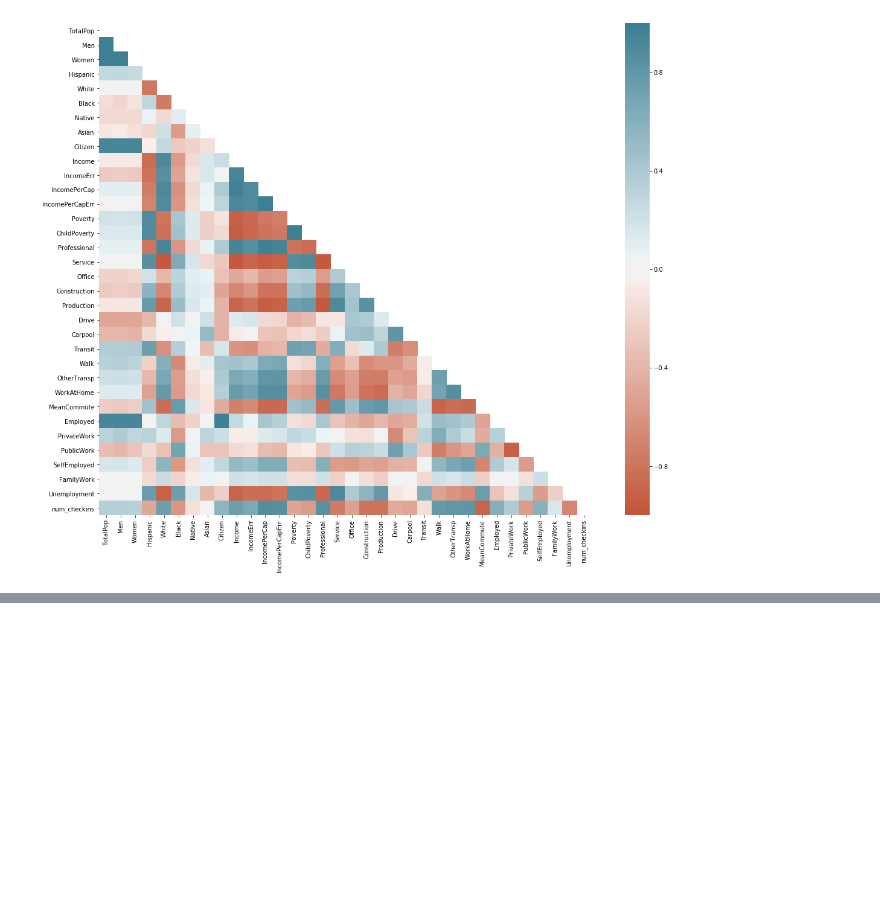
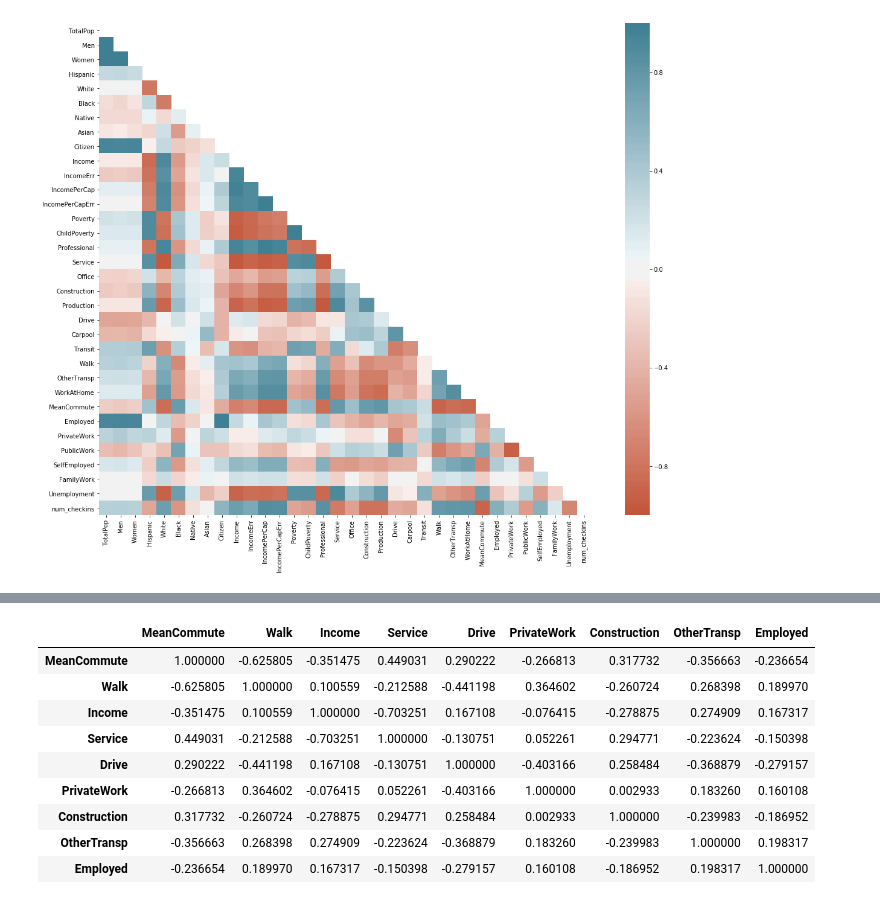
Before and after one commit to vishal11582285/Kaggle, a Jupyter notebook: NYC Prediction/Rang_NYC_Prediction.ipynb, the cells around one changed output, grey strips where cells are left out. Saved outputs shown, nothing was run; the diff lists cells and outputs as text; code cells hidden in the pictures; blank space fills up the shorter version.

```diff
--- a/NYC Prediction/Rang_NYC_Prediction.ipynb
+++ b/NYC Prediction/Rang_NYC_Prediction.ipynb
@@ -496,0 +511,18 @@ MLA = [
+# %%
+#We remove the most correlated feature, where correlation is more than +/- 0.8
+# 16.	Eliminate unimportant features
+top_importance = ['MeanCommute', 'Walk', 'Income', 'Service', 'Drive', 'PrivateWork', 'Construction', 'OtherTransp', 'Employed']
+# %%
+#Looking at the correlations, we are good with the selected featured for our prediction
+nyc_census_X[top_importance].corr()
+# %% [output]
+|  | MeanCommute | Walk | Income | Service | Drive | PrivateWork | Construction | OtherTransp | Employed |
+| MeanCommute | 1.000000 | -0.625805 | -0.351475 | 0.449031 | 0.290222 | -0.266813 | 0.317732 | -0.356663 | -0.236654 |
+| Walk | -0.625805 | 1.000000 | 0.100559 | -0.212588 | -0.441198 | 0.364602 | -0.260724 | 0.268398 | 0.189970 |
+| Income | -0.351475 | 0.100559 | 1.000000 | -0.703251 | 0.167108 | -0.076415 | -0.278875 | 0.274909 | 0.167317 |
+| Service | 0.449031 | -0.212588 | -0.703251 | 1.000000 | -0.130751 | 0.052261 | 0.294771 | -0.223624 | -0.150398 |
+| Drive | 0.290222 | -0.441198 | 0.167108 | -0.130751 | 1.000000 | -0.403166 | 0.258484 | -0.368879 | -0.279157 |
+| PrivateWork | -0.266813 | 0.364602 | -0.076415 | 0.052261 | -0.403166 | 1.000000 | 0.002933 | 0.183260 | 0.160108 |
+| Construction | 0.317732 | -0.260724 | -0.278875 | 0.294771 | 0.258484 | 0.002933 | 1.000000 | -0.239983 | -0.186952 |
+| OtherTransp | -0.356663 | 0.268398 | 0.274909 | -0.223624 | -0.368879 | 0.183260 | -0.239983 | 1.000000 | 0.198317 |
+| Employed | -0.236654 | 0.189970 | 0.167317 | -0.150398 | -0.279157 | 0.160108 | -0.186952 | 0.198317 | 1.000000 |
```
Also changed, not shown: parts of 39 cells of this notebook, 1 other file.
